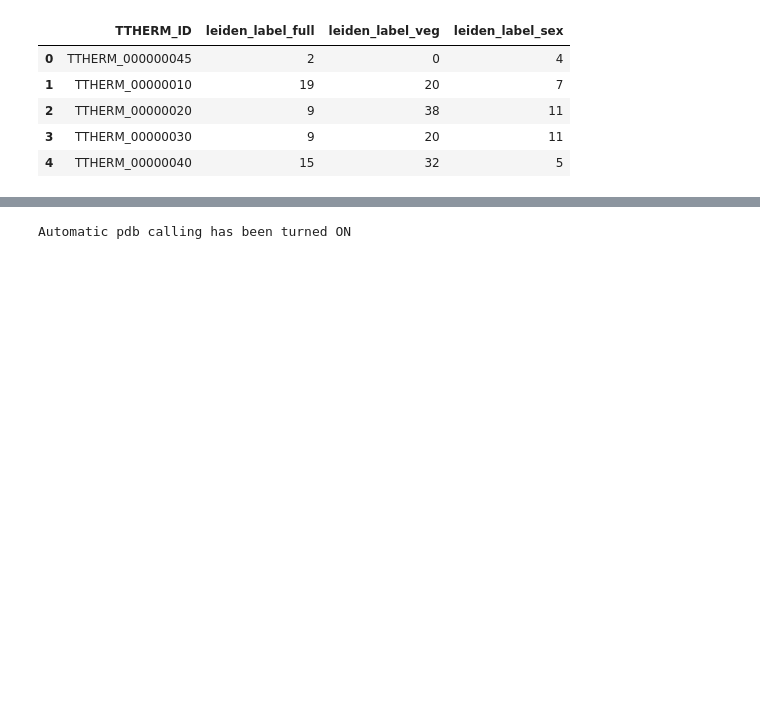
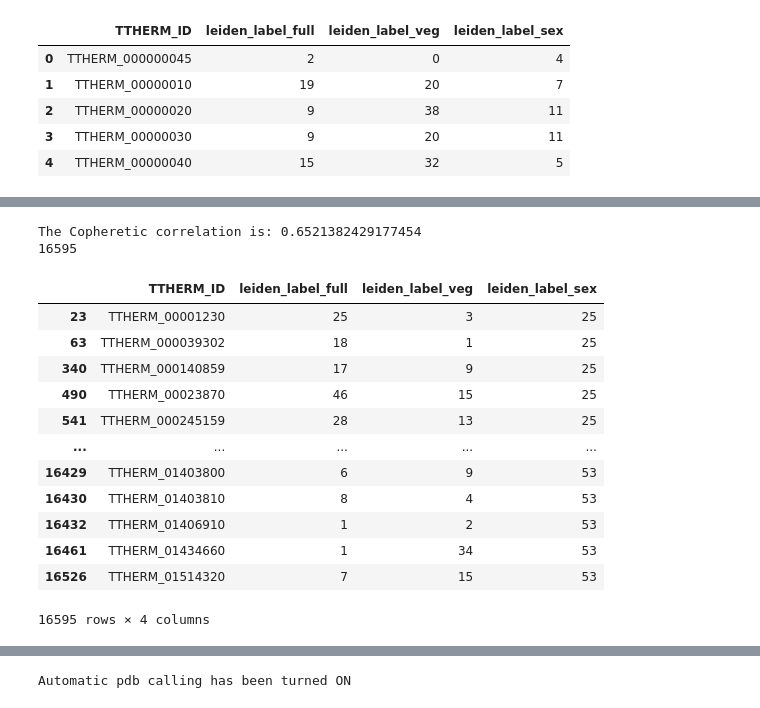
Before and after one commit to ltsypin/TGNE-2022, a Jupyter notebook: TGNE/embedding/embedding_and_app.ipynb, the cells around one changed output, grey strips where cells are left out. Cells and saved outputs as stored; diff of their text form; code cells hidden in the pictures; blank space fills up the shorter version.

```diff
--- a/TGNE/embedding/embedding_and_app.ipynb
+++ b/TGNE/embedding/embedding_and_app.ipynb
@@ -1743,0 +1773,18 @@ leiden_label_df_round_1.head()
+# %%
+arrange_modules(sex_filtered_norm_df, leiden_label_df_round_1, 'leiden', 'sex')
+# %% [output]
+The Copheretic correlation is: 0.6521382429177454
+16595
+|  | TTHERM_ID | leiden_label_full | leiden_label_veg | leiden_label_sex |
+| 23 | TTHERM_00001230 | 25 | 3 | 25 |
+| 63 | TTHERM_000039302 | 18 | 1 | 25 |
+| 340 | TTHERM_000140859 | 17 | 9 | 25 |
+| 490 | TTHERM_00023870 | 46 | 15 | 25 |
+| 541 | TTHERM_000245159 | 28 | 13 | 25 |
+| ... | ... | ... | ... | ... |
+| 16429 | TTHERM_01403800 | 6 | 9 | 53 |
+| 16430 | TTHERM_01403810 | 8 | 4 | 53 |
+| 16432 | TTHERM_01406910 | 1 | 2 | 53 |
+| 16461 | TTHERM_01434660 | 1 | 34 | 53 |
+| 16526 | TTHERM_01514320 | 7 | 15 | 53 |
+16595 rows × 4 columns
```
Also changed, not shown: parts of 20 cells of this notebook.
